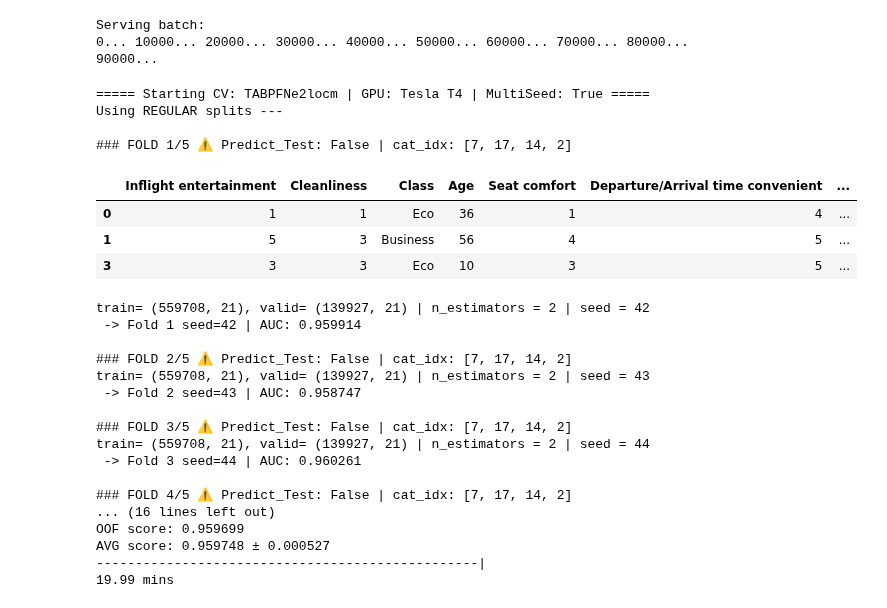
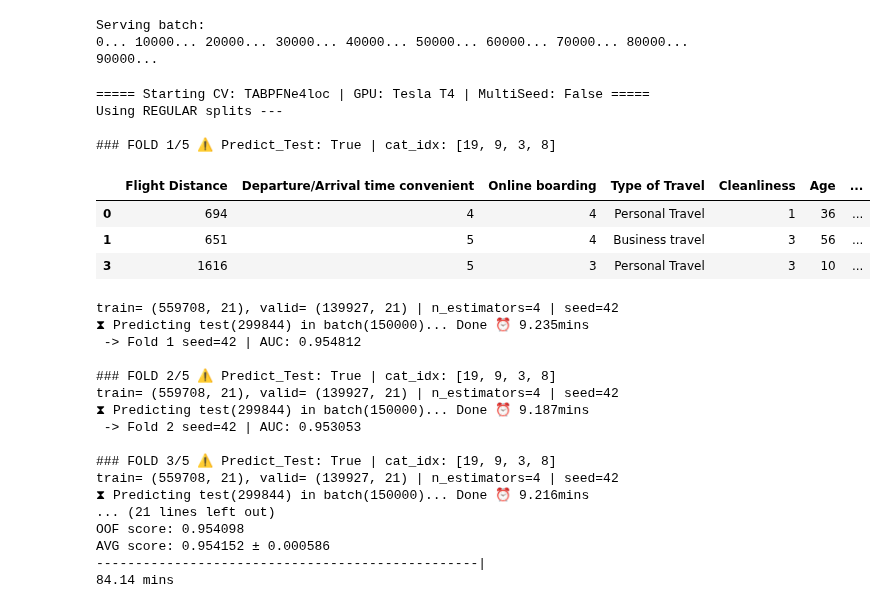
Before and after one commit to coded-sly/PS6E10-Airline-Satisfaction, a Jupyter notebook: ps6e10-tabpfn-se-airline.ipynb, the cells around one changed output. Cells and saved outputs as stored; diff of their text form; code cells hidden in the pictures.

```diff
--- a/ps6e10-tabpfn-se-airline.ipynb
+++ b/ps6e10-tabpfn-se-airline.ipynb
@@ -893,7 +893,10 @@ def Trainer_CV(
             model.random_state = seeder
 
         print(f"train= {X_train.shape}, valid= {X_valid.shape}", end=" | ")
-        print(f"n_estimators = {params['n_estimators']} | seed = {seeder}")
+        if 'loc' in model_name:
+            print(f"n_estimators={params['n_estimators']} | seed={seeder}")
+        else:
+            print(f"seed={seeder}")
 
         model.fit(X_train, y_train)
 
@@ -1106,7 +1109,7 @@ Data columns (total 22 columns):
 dtypes: float64(1), int64(17), object(4)
 memory usage: 117.4+ MB
 # %%
-# all_predictions = {} # ⚠️
+all_predictions = {} # ⚠️
 
 FOLDS = 5
 USE_FULL_TRAIN = True
@@ -1137,7 +1140,7 @@ for batch in range(0, 100_000, 10_000):
 Serving batch:
 0... 10000... 20000... 30000... 40000... 50000... 60000... 70000... 80000... 90000...
 # %%
-est = 2
+est = 4
 
 local_params = {
     "n_estimators": est,
@@ -1179,57 +1182,57 @@ client_params = {
     # 'softmax_temperature': 0.9,
     # 'average_before_softmax': False,
     # 'inference_precision': 'auto',
     # 'memory_saving_mode': 'auto',
     # 'n_preprocessing_jobs': 96,
     # 'differentiable_input': False,
 }
 
 n = f"TABPFNe{est}loc" if RUN_LOCAL else f"TABPFNclt"
 
 # for VALUE in [4, 6, 8]:
 #     PARAMS['n_estimators'] = VALUE
 #     n = f"{VERS}_{str(VALUE)}"
 all_predictions[n] = Trainer_CV(
     model_name=n,
     params=local_params if RUN_LOCAL else client_params,
     train_df=train_X,
     test_df=test,
     features=FEATURES,
     target=TARGET,
     kfold=skf,
     cat_cols=cat_cols,
     # use_orig=True,
     # use_te=True,
     # use_multiseed=True,
-    # predict_test=True,
+    predict_test=True,
     # multi_seeds=MULTI_SEEDS,
 )
 # %% [output]
-===== Starting CV: TABPFNe2locm | GPU: Tesla T4 | MultiSeed: True =====
+===== Starting CV: TABPFNe4loc | GPU: Tesla T4 | MultiSeed: False =====
 Using REGULAR splits ---
 
-### FOLD 1/5 ⚠️ Predict_Test: False | cat_idx: [7, 17, 14, 2]
+### FOLD 1/5 ⚠️ Predict_Test: True | cat_idx: [19, 9, 3, 8]
-|  | Inflight entertainment | Cleanliness | Class | Age | Seat comfort | Departure/Arrival time convenient | ... |
-| 0 | 1 | 1 | Eco | 36 | 1 | 4 | ... |
-| 1 | 5 | 3 | Business | 56 | 4 | 5 | ... |
-| 3 | 3 | 3 | Eco | 10 | 3 | 5 | ... |
+|  | Flight Distance | Departure/Arrival time convenient | Online boarding | Type of Travel | Cleanliness | Age | ... |
+| 0 | 694 | 4 | 4 | Personal Travel | 1 | 36 | ... |
+| 1 | 651 | 5 | 4 | Business travel | 3 | 56 | ... |
+| 3 | 1616 | 5 | 3 | Personal Travel | 3 | 10 | ... |
-train= (559708, 21), valid= (139927, 21) | n_estimators = 2 | seed = 42
- -> Fold 1 seed=42 | AUC: 0.959914
+train= (559708, 21), valid= (139927, 21) | n_estimators=4 | seed=42
+⧗ Predicting test(299844) in batch(150000)... Done ⏰ 9.235mins
+ -> Fold 1 seed=42 | AUC: 0.954812
 
-### FOLD 2/5 ⚠️ Predict_Test: False | cat_idx: [7, 17, 14, 2]
-train= (559708, 21), valid= (139927, 21) | n_estimators = 2 | seed = 43
- -> Fold 2 seed=43 | AUC: 0.958747
+### FOLD 2/5 ⚠️ Predict_Test: True | cat_idx: [19, 9, 3, 8]
+train= (559708, 21), valid= (139927, 21) | n_estimators=4 | seed=42
+⧗ Predicting test(299844) in batch(150000)... Done ⏰ 9.187mins
+ -> Fold 2 seed=42 | AUC: 0.953053
 
-### FOLD 3/5 ⚠️ Predict_Test: False | cat_idx: [7, 17, 14, 2]
-train= (559708, 21), valid= (139927, 21) | n_estimators = 2 | seed = 44
- -> Fold 3 seed=44 | AUC: 0.960261
-
-### FOLD 4/5 ⚠️ Predict_Test: False | cat_idx: [7, 17, 14, 2]
-... (16 lines left out)
-OOF score: 0.959699
-AVG score: 0.959748 ± 0.000527
+### FOLD 3/5 ⚠️ Predict_Test: True | cat_idx: [19, 9, 3, 8]
+train= (559708, 21), valid= (139927, 21) | n_estimators=4 | seed=42
+⧗ Predicting test(299844) in batch(150000)... Done ⏰ 9.216mins
+... (21 lines left out)
+OOF score: 0.954098
+AVG score: 0.954152 ± 0.000586
 -------------------------------------------------|
-19.99 mins
+84.14 mins
 # %%
 # ==================================================
 # 5-FOLD CV: TABPFNe2loc | (559708, 21)
```
Also changed, not shown: parts of 4 cells of this notebook.
